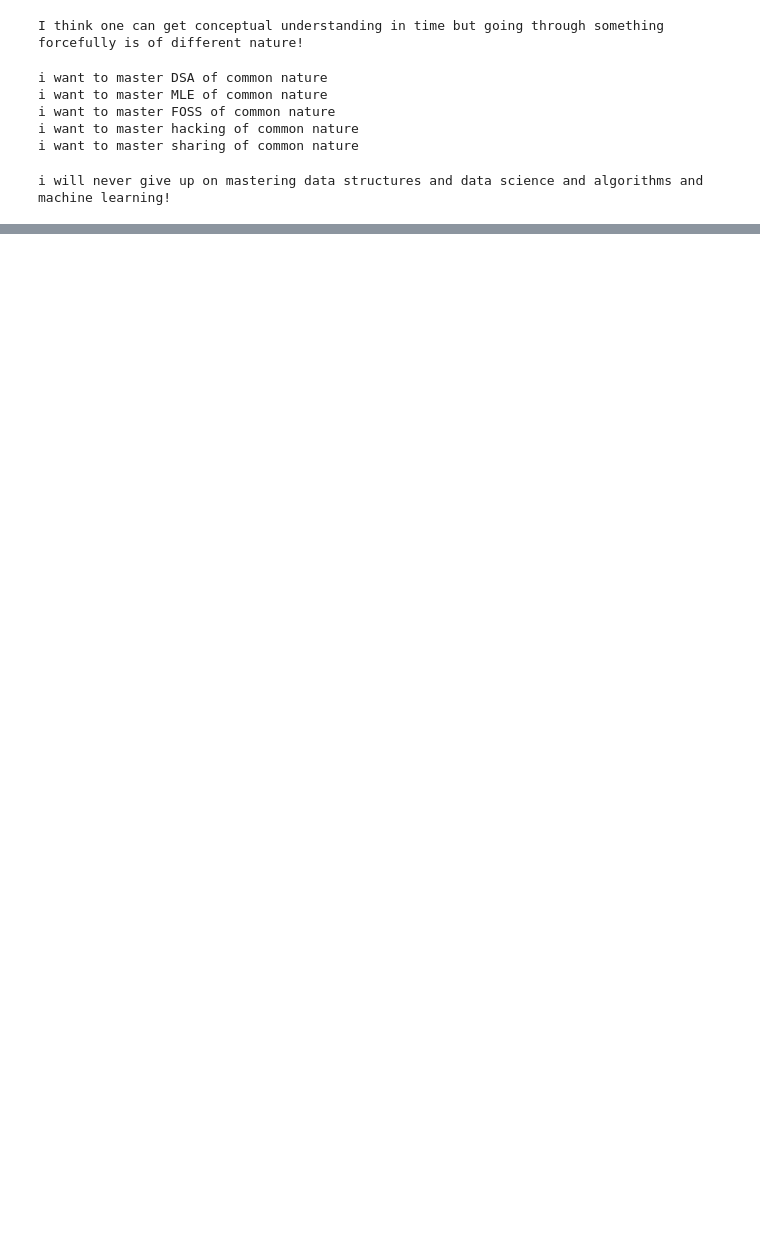
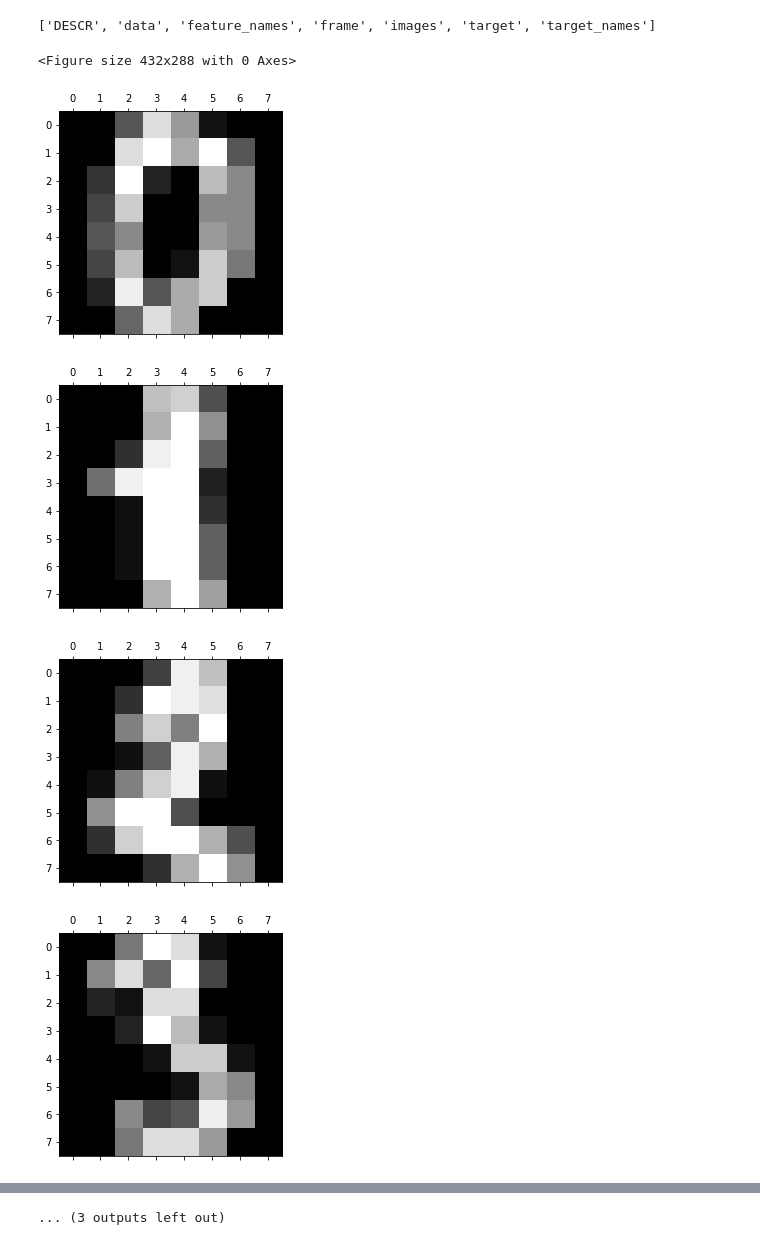
Before and after one commit to misiriya/kaggle-practice, a Jupyter notebook: ml-practice-notebook.ipynb, the cells around one changed output, grey strips where cells are left out. Saved outputs shown, nothing was run; the diff lists cells and outputs as text; code cells hidden in the pictures; blank space fills up the shorter version.

```diff
--- a/ml-practice-notebook.ipynb
+++ b/ml-practice-notebook.ipynb
@@ -21,3 +1,4 @@ for dirname, _, filenames in os.walk('/kaggle/input'):
 # %%
-import matplotlib.pyplot as plt
-from sklearn import linear_model
+import pandas as pd
+from sklearn.datasets import load_digits
+digits = load_digits()
@@ -72,22 +5,4 @@ I think the question to ask is do you need time to learn something very well or
-# %%
-print('I think one can get conceptual understanding in time but going through something forcefully is of different nature!')
-# %% [output]
-I think one can get conceptual understanding in time but going through something forcefully is of different nature!
-# %%
-print('''
-i want to master DSA of common nature
-i want to master MLE of common nature
-i want to master FOSS of common nature
-i want to master hacking of common nature
-i want to master sharing of common nature
-''')
-# %% [output]
-i want to master DSA of common nature
-i want to master MLE of common nature
-i want to master FOSS of common nature
-i want to master hacking of common nature
-i want to master sharing of common nature
-# %%
-print('i will never give up on mastering data structures and data science and algorithms and machine learning!')
-# %% [output]
-i will never give up on mastering data structures and data science and algorithms and machine learning!
+# %%
+dir(digits)
+# %% [output]
+['DESCR', 'data', 'feature_names', 'frame', 'images', 'target', 'target_names']
@@ -93,0 +12,10 @@ i will never give up on mastering data structures and data science and algorithm
+# %%
+plt.gray()
+for i in range(14):
+    plt.matshow(digits.images[i])
+# %% [output]
+<Figure size 432x288 with 0 Axes>
+[figure, added]
+[figure, added]
+[figure, added]
+[figure, added]
@@ -93,0 +29 @@ i will never give up on mastering data structures and data science and algorithm
+... (3 outputs left out)
```
Also changed, not shown: parts of 24 cells of this notebook.
